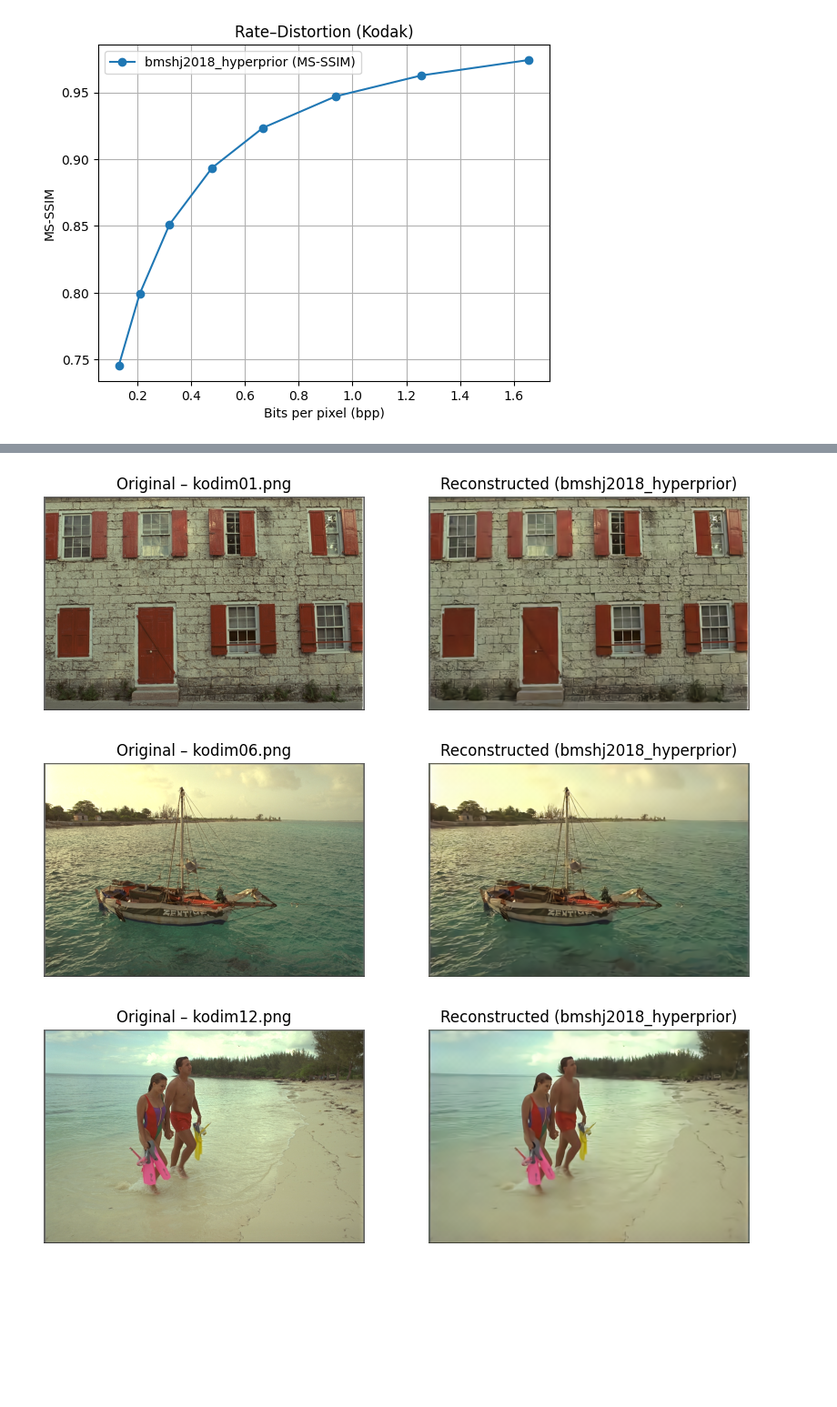
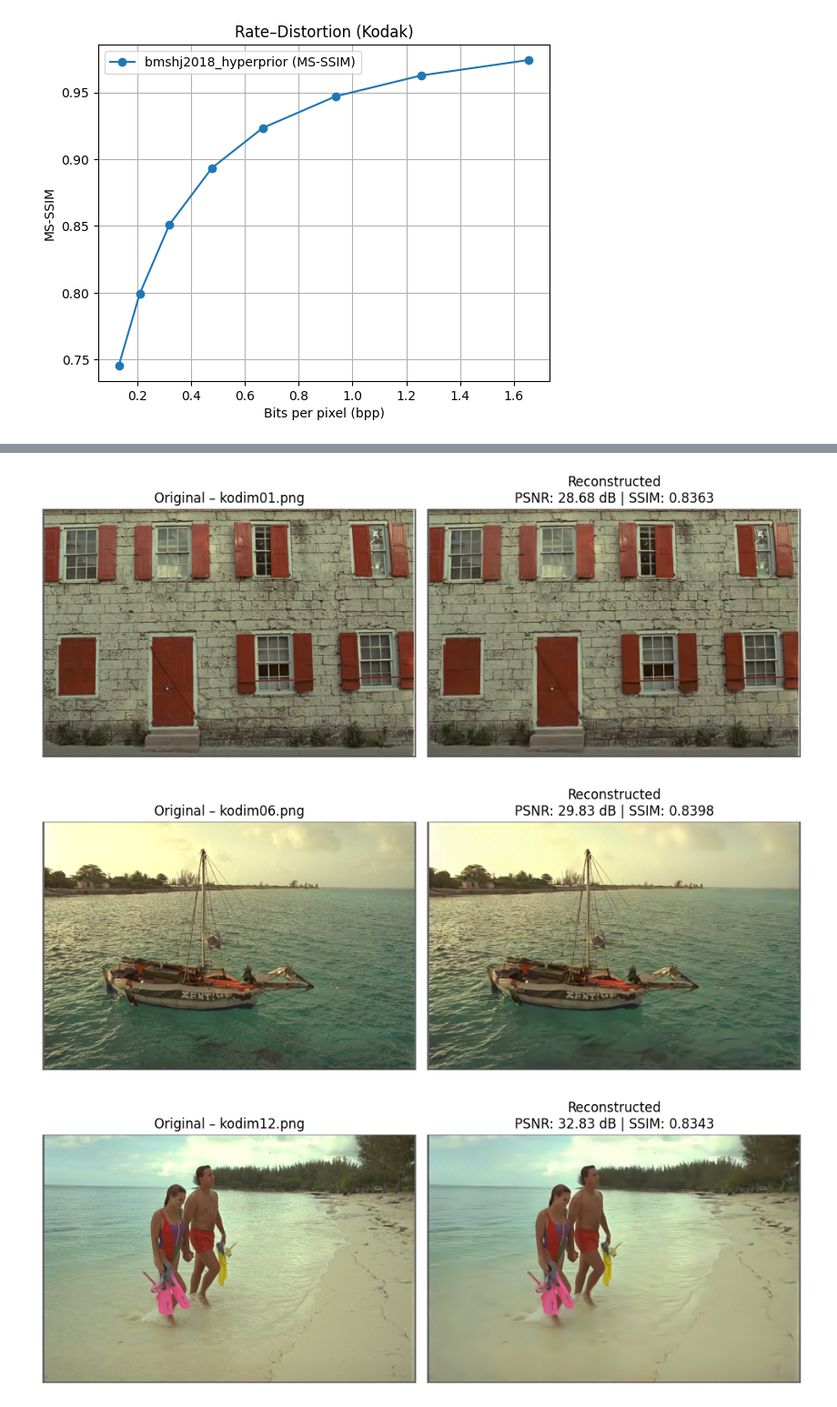
Before and after one commit to raksha-rehal/ViTs_for_Compression, a Jupyter notebook: CNN_Autoencoder.ipynb, the cells around one changed output, grey strips where cells are left out. Shown at 91% size. Saved outputs shown, nothing was run; the diff lists cells and outputs as text; code cells hidden in the pictures; blank space fills up the shorter version.

```diff
--- a/CNN_Autoencoder.ipynb
+++ b/CNN_Autoencoder.ipynb
@@ -227,31 +280,42 @@ Approx. compression ratio vs raw 24bpp: 45.5:1
 # %%
 import matplotlib.pyplot as plt
 from PIL import Image
 import os
+import numpy as np
 
-# pick a few test images (you can change which ones)
+# pick a few test images (you can change)
 sample_imgs = ["kodim01.png", "kodim06.png", "kodim12.png"]
 
 for fname in sample_imgs:
     orig_path = os.path.join("data_kodak", fname)
     recon_path = os.path.join("results_kodak", fname)
 
-    # open original and reconstructed
+    # load original and reconstructed images
     orig = Image.open(orig_path).convert("RGB")
     recon = Image.open(recon_path).convert("RGB")
 
-    # show them side-by-side
+    # convert to numpy for PSNR/SSIM
+    orig_np  = np.array(orig).astype(np.float32) / 255.0
+    recon_np = np.array(recon).astype(np.float32) / 255.0
+
+    # compute PSNR + SSIM
+    psnr_val = psnr(orig_np, recon_np, data_range=1.0)
+    ssim_val = ssim(orig_np, recon_np, data_range=1.0, channel_axis=2)
+
+    # ---- visualization ----
     fig, axs = plt.subplots(1, 2, figsize=(10, 5))
+
     axs[0].imshow(orig)
     axs[0].set_title(f"Original – {fname}")
     axs[0].axis("off")
 
     axs[1].imshow(recon)
-    axs[1].set_title("Reconstructed (bmshj2018_hyperprior)")
+    axs[1].set_title(f"Reconstructed\nPSNR: {psnr_val:.2f} dB | SSIM: {ssim_val:.4f}")
     axs[1].axis("off")
 
+    plt.tight_layout()
     plt.show()
 # %% [output]
-[figure, old version]
+[figure, new version]
-[figure, old version]
+[figure, new version]
-[figure, old version]
+[figure, new version]
```
Also changed, not shown: parts of 3 cells of this notebook.
